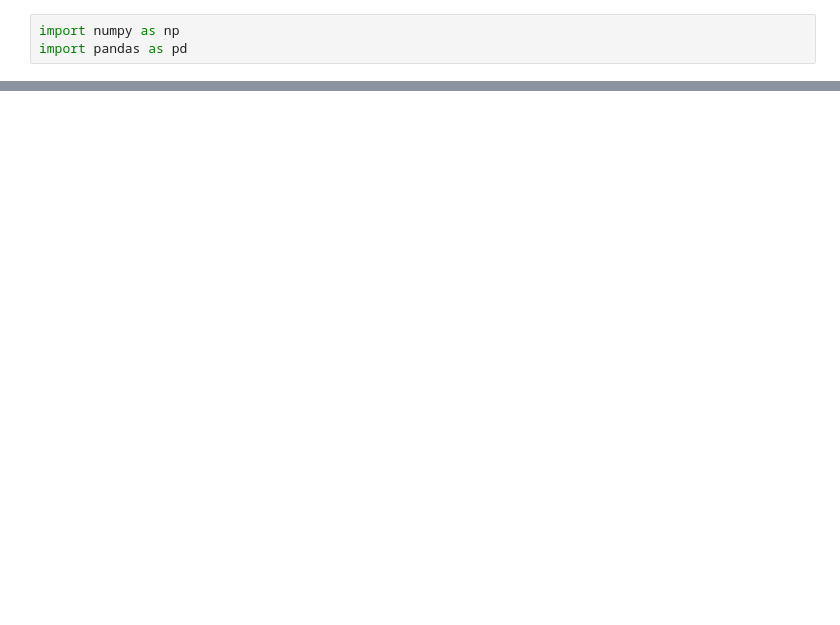
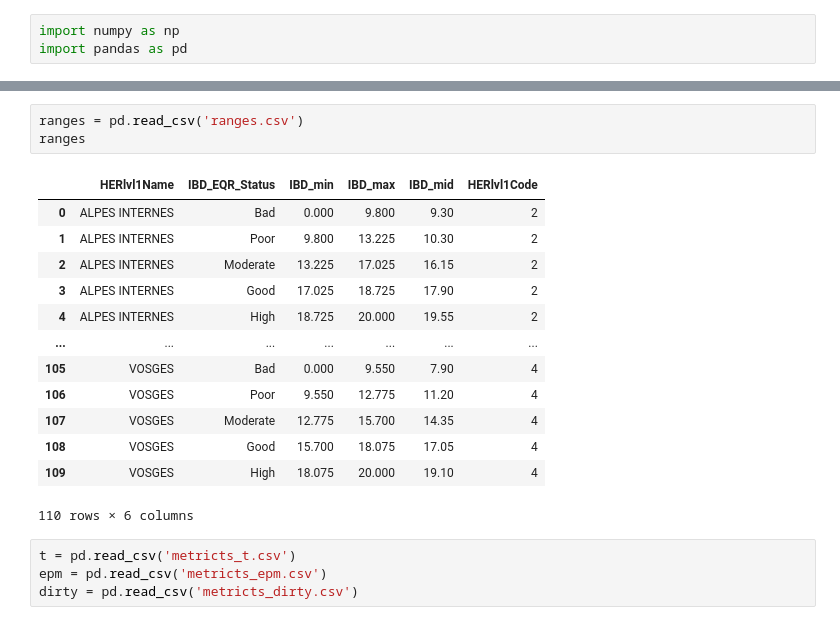
Before and after one commit to heritaco/Empilement-Tobit-CatBoost-et-interpolation-laplacienne-spatio-temporelle-pour-l-IBD-EQR, a Jupyter notebook: notebooks/06_cb_regression/elegir_datos.ipynb, the cells around one changed output, grey strips where cells are left out. Cells and saved outputs as stored; diff of their text form; blank space fills up the shorter version.

```diff
--- a/notebooks/06_cb_regression/elegir_datos.ipynb
+++ b/notebooks/06_cb_regression/elegir_datos.ipynb
@@ -9,0 +19,21 @@ FileNotFoundError: [Errno 2] No such file or directory: 'metrisc1.csv'
+# %%
+ranges = pd.read_csv('ranges.csv')
+ranges
+# %% [output]
+|  | HERlvl1Name | IBD_EQR_Status | IBD_min | IBD_max | IBD_mid | HERlvl1Code |
+| 0 | ALPES INTERNES | Bad | 0.000 | 9.800 | 9.30 | 2 |
+| 1 | ALPES INTERNES | Poor | 9.800 | 13.225 | 10.30 | 2 |
+| 2 | ALPES INTERNES | Moderate | 13.225 | 17.025 | 16.15 | 2 |
+| 3 | ALPES INTERNES | Good | 17.025 | 18.725 | 17.90 | 2 |
+| 4 | ALPES INTERNES | High | 18.725 | 20.000 | 19.55 | 2 |
+| ... | ... | ... | ... | ... | ... | ... |
+| 105 | VOSGES | Bad | 0.000 | 9.550 | 7.90 | 4 |
+| 106 | VOSGES | Poor | 9.550 | 12.775 | 11.20 | 4 |
+| 107 | VOSGES | Moderate | 12.775 | 15.700 | 14.35 | 4 |
+| 108 | VOSGES | Good | 15.700 | 18.075 | 17.05 | 4 |
+| 109 | VOSGES | High | 18.075 | 20.000 | 19.10 | 4 |
+110 rows × 6 columns
+# %%
+t = pd.read_csv('metricts_t.csv')
+epm = pd.read_csv('metricts_epm.csv')
+dirty = pd.read_csv('metricts_dirty.csv')
```
Also changed, not shown: parts of 10 cells of this notebook, 17 other files.
